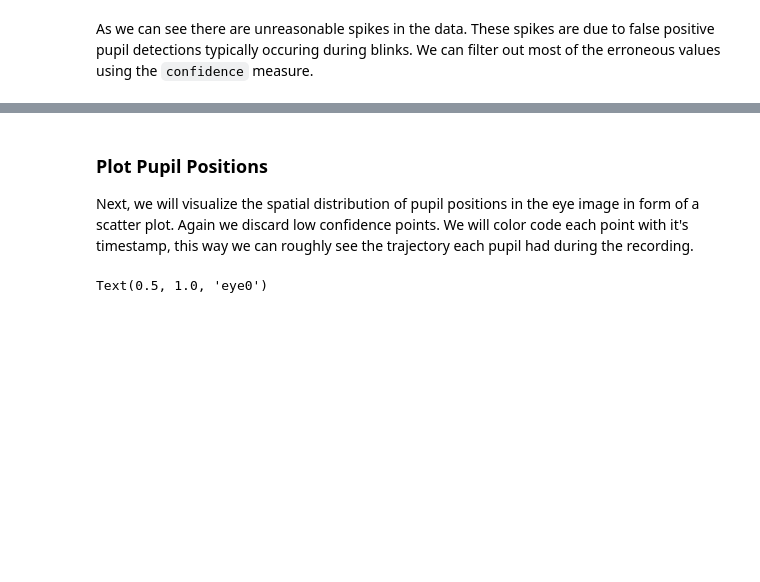
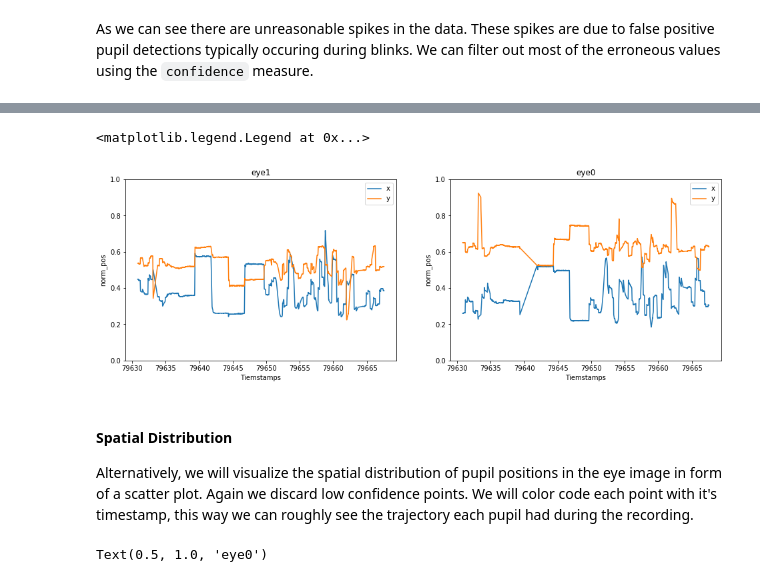
Before and after one commit to pupil-labs/pupil-tutorials, a Jupyter notebook: 01_load_exported_data_and_visualize_pupillometry.ipynb, the cells around one changed output, grey strips where cells are left out. Cells and saved outputs as stored; diff of their text form; code cells hidden in the pictures; blank space fills up the shorter version.

Commit message:
Plot pupil positions over time

```diff
--- a/01_load_exported_data_and_visualize_pupillometry.ipynb
+++ b/01_load_exported_data_and_visualize_pupillometry.ipynb
@@ -167,6 +171,31 @@ Text(0.5, 1.0, 'Pupil Diameter (only high confidence values)')
+# %%
+plt.figure(figsize=(16, 5))
+
+# plot left eye
+plt.subplot(1, 2, 1)
+plt.plot(eye1_high_conf_df['timestamp'], eye1_high_conf_df['norm_pos_x'])
+plt.plot(eye1_high_conf_df['timestamp'], eye1_high_conf_df['norm_pos_y'])
+plt.xlabel('Tiemstamps')
+plt.ylabel('norm_pos')
+plt.ylim([0, 1])
+plt.title('eye1')
+plt.legend("xy")
+
+# plot right eye
+plt.subplot(1, 2, 2)
+plt.plot(eye0_high_conf_df['timestamp'], eye0_high_conf_df['norm_pos_x'])
+plt.plot(eye0_high_conf_df['timestamp'], eye0_high_conf_df['norm_pos_y'])
+plt.xlabel('Tiemstamps')
+plt.ylabel('norm_pos')
+plt.ylim([0, 1])
+plt.title('eye0')
+plt.legend("xy")
+# %% [output]
+<matplotlib.legend.Legend at 0x...>
+[figure, added]
 # %% [markdown]
-### Plot Pupil Positions
-Next, we will visualize the spatial distribution of pupil positions in the eye image in form of a scatter plot. Again we discard low confidence points. We will color code each point with it's timestamp, this way we can roughly see the trajectory each pupil had during the recording.
+#### Spatial Distribution
+Alternatively, we will visualize the spatial distribution of pupil positions in the eye image in form of a scatter plot. Again we discard low confidence points. We will color code each point with it's timestamp, this way we can roughly see the trajectory each pupil had during the recording.
 # %%
 plt.figure(figsize=(16, 5))
 
```
Also changed, not shown: parts of 3 cells of this notebook.
